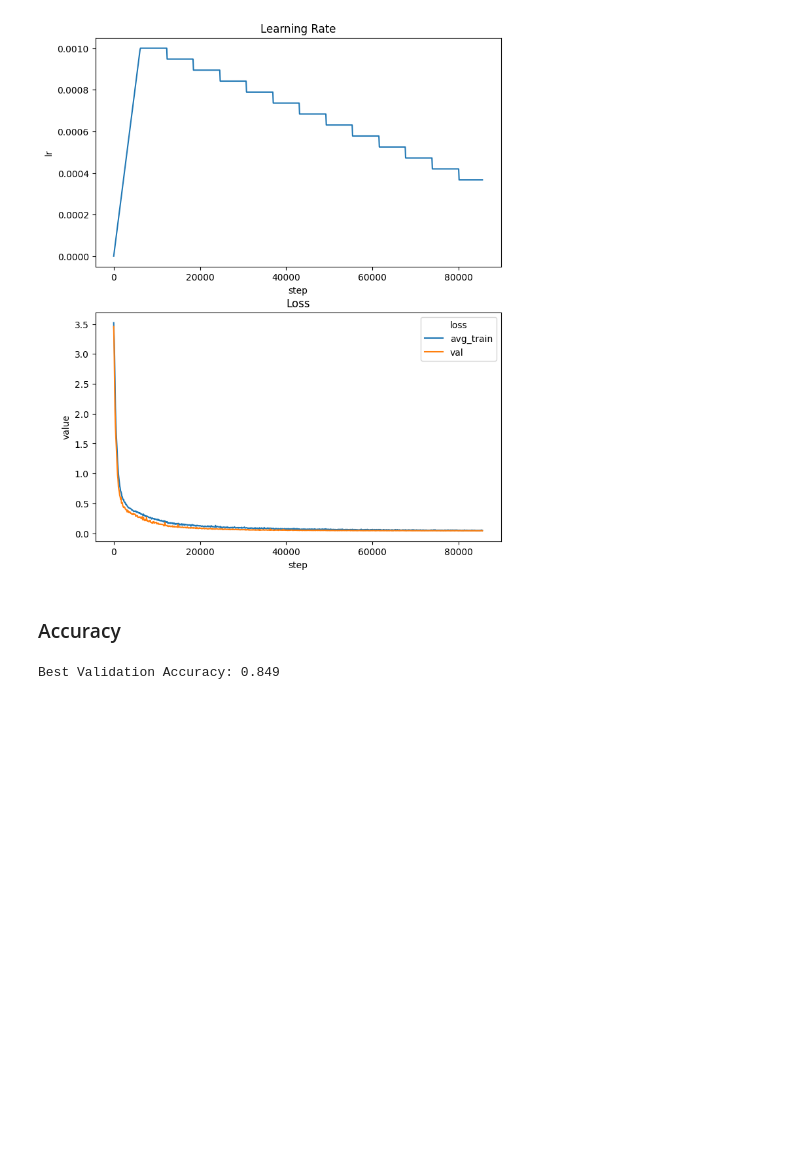
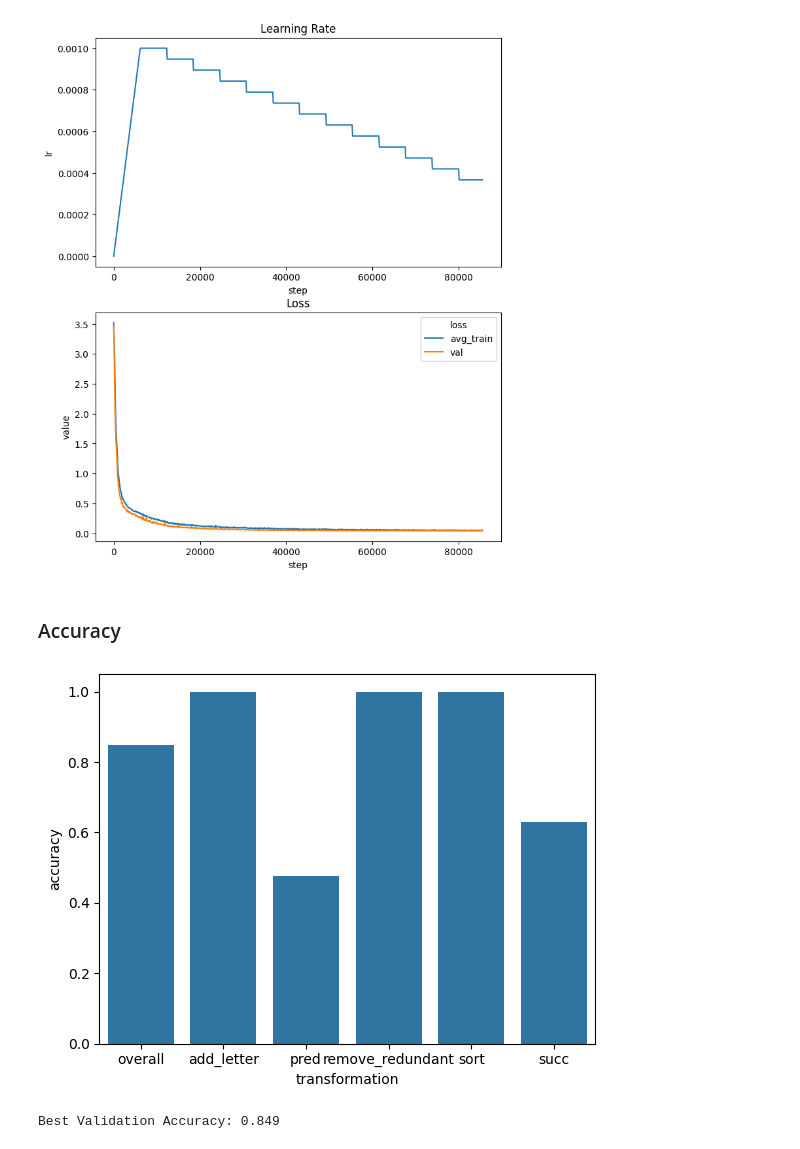
Before and after one commit to philipp-hellwig/MLC-letter-string-analogies, a Jupyter notebook: analyses/analysis_best.ipynb, the cells around one changed output. Saved outputs shown, nothing was run; the diff lists cells and outputs as text; code cells hidden in the pictures; blank space fills up the shorter version.

```diff
--- a/analyses/analysis_best.ipynb
+++ b/analyses/analysis_best.ipynb
@@ -15,7 +13,7 @@ DEVICE = torch.device("cuda" if torch.cuda.is_available() else "cpu")
 # %% [markdown]
 ### Loss
 # %%
-cp = utils.CheckPoint("../models/MLC_data200k_nepoch20_best.pt", device=DEVICE)
+cp = checkpoint.CheckPoint("../models/MLC_data200k_nepoch20_best.pt", device=DEVICE)
 training_fig = cp.plot_training_data()
 print(f'Best Validation Loss: {cp.checkpoint["best_val_loss"]:.3f}')
 # %% [output]
@@ -23,6 +21,12 @@ Best Validation Loss: 0.041
 [figure]
 # %% [markdown]
 ### Accuracy
+# %%
+val_acc = pd.DataFrame(cp.checkpoint["val_accuracy"])
+val_acc = pd.melt(val_acc, id_vars=['epoch'], value_vars=["overall","add_letter","pred","remove_redundant","sort","succ"], var_name="transformation", value_name="accuracy")
+_ = sns.barplot(val_acc[val_acc["epoch"]==13], x="transformation", y="accuracy")
+# %% [output]
+[figure, added]
 # %%
 val_acc = pd.DataFrame(cp.checkpoint["val_accuracy"])
 val_acc = pd.melt(val_acc, id_vars=['epoch'], value_vars=["overall","add_letter","pred","remove_redundant","sort","succ"], var_name="transformation", value_name="accuracy")
```
Also changed, not shown: parts of 3 cells of this notebook, 8 other files.
